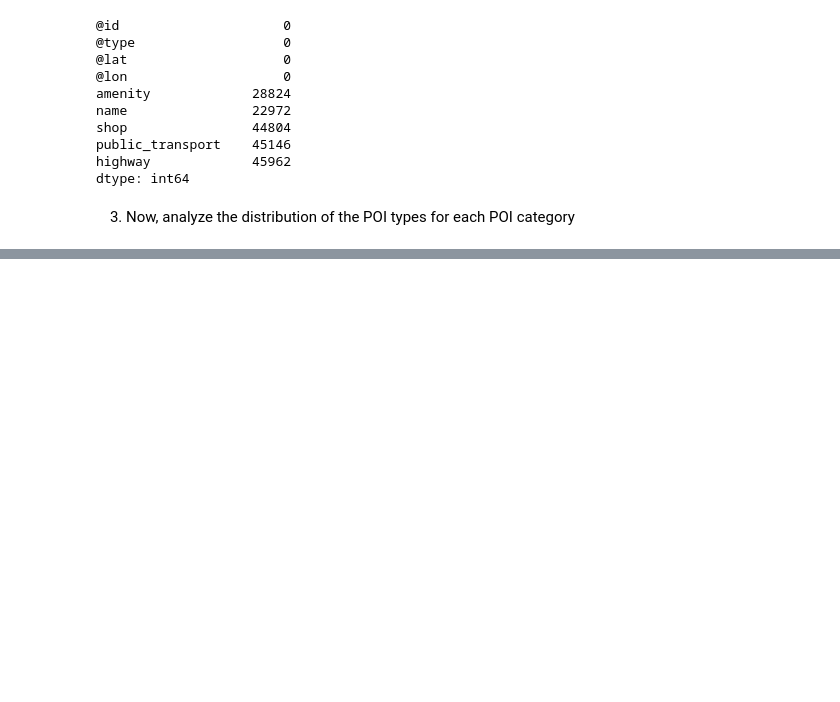
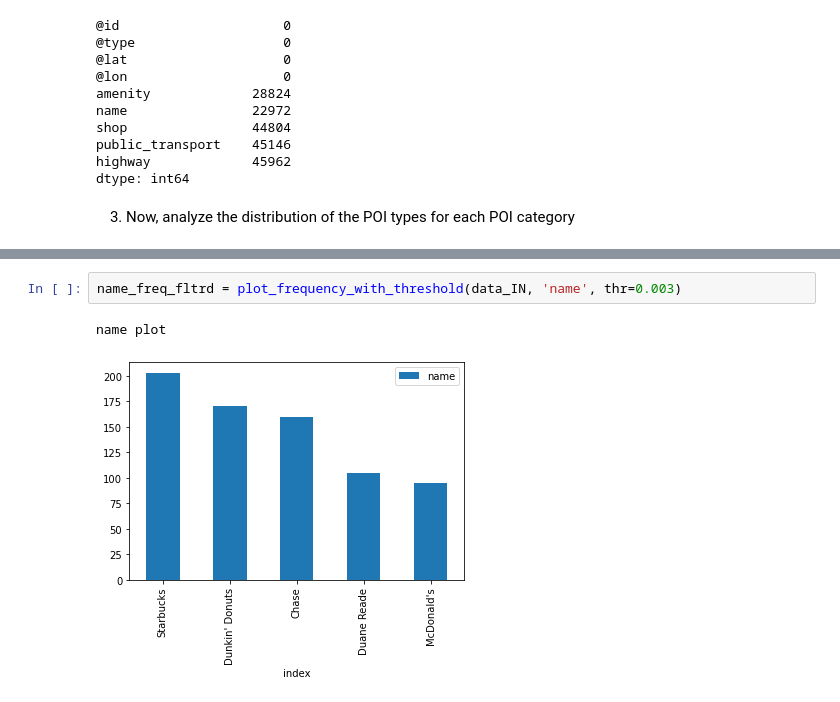
Before and after one commit to Edoch94/data-science-lab-1, a Jupyter notebook: MyRepo/Lab5/Lab5.ipynb, the cells around one changed output, grey strips where cells are left out. Cells and saved outputs as stored; diff of their text form; blank space fills up the shorter version.

```diff
--- a/MyRepo/Lab5/Lab5.ipynb
+++ b/MyRepo/Lab5/Lab5.ipynb
@@ -140,0 +113,5 @@ a
+# %%
+name_freq_fltrd = plot_frequency_with_threshold(data_IN, 'name', thr=0.003)
+# %% [output]
+name plot
+[figure, added]
```
Also changed, not shown: parts of 17 cells of this notebook, 6 other files.
